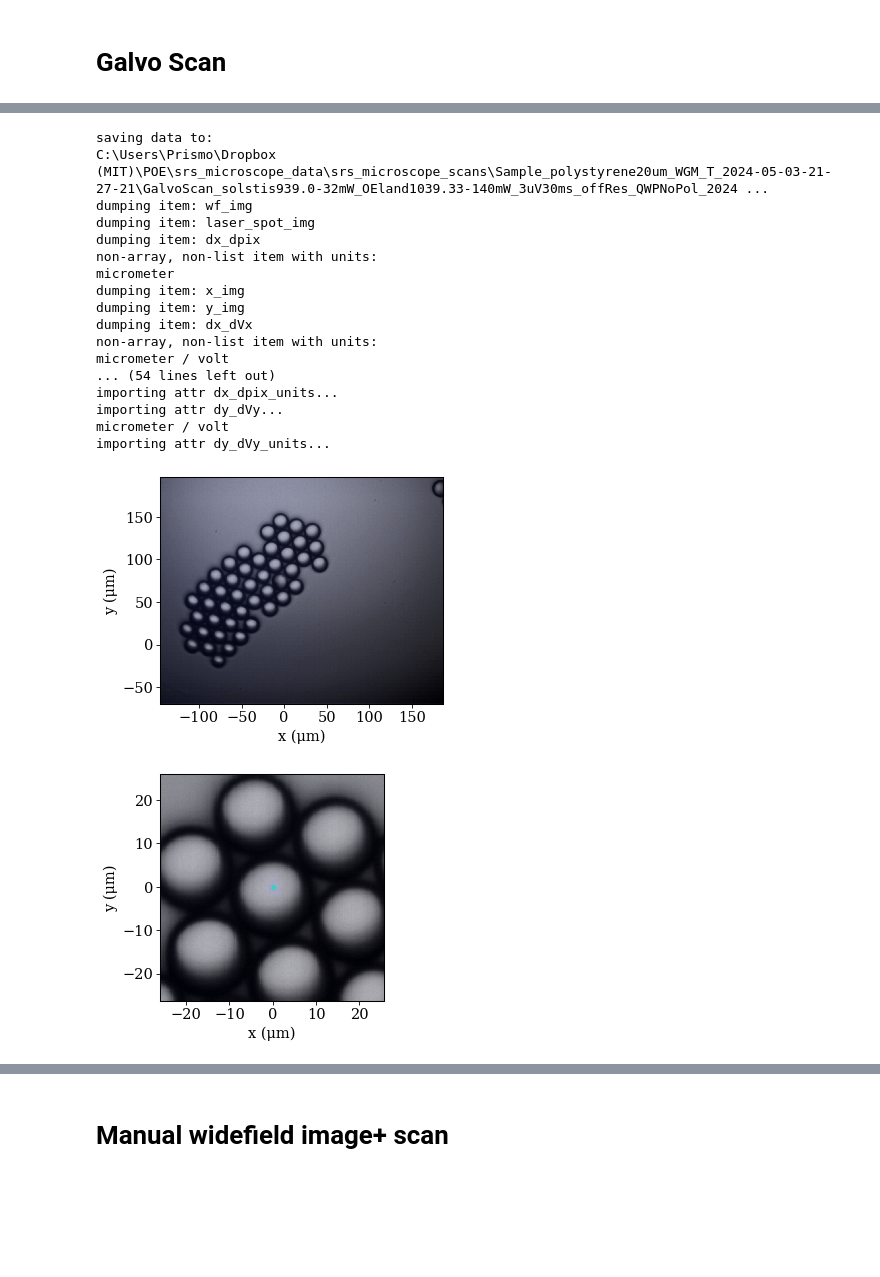
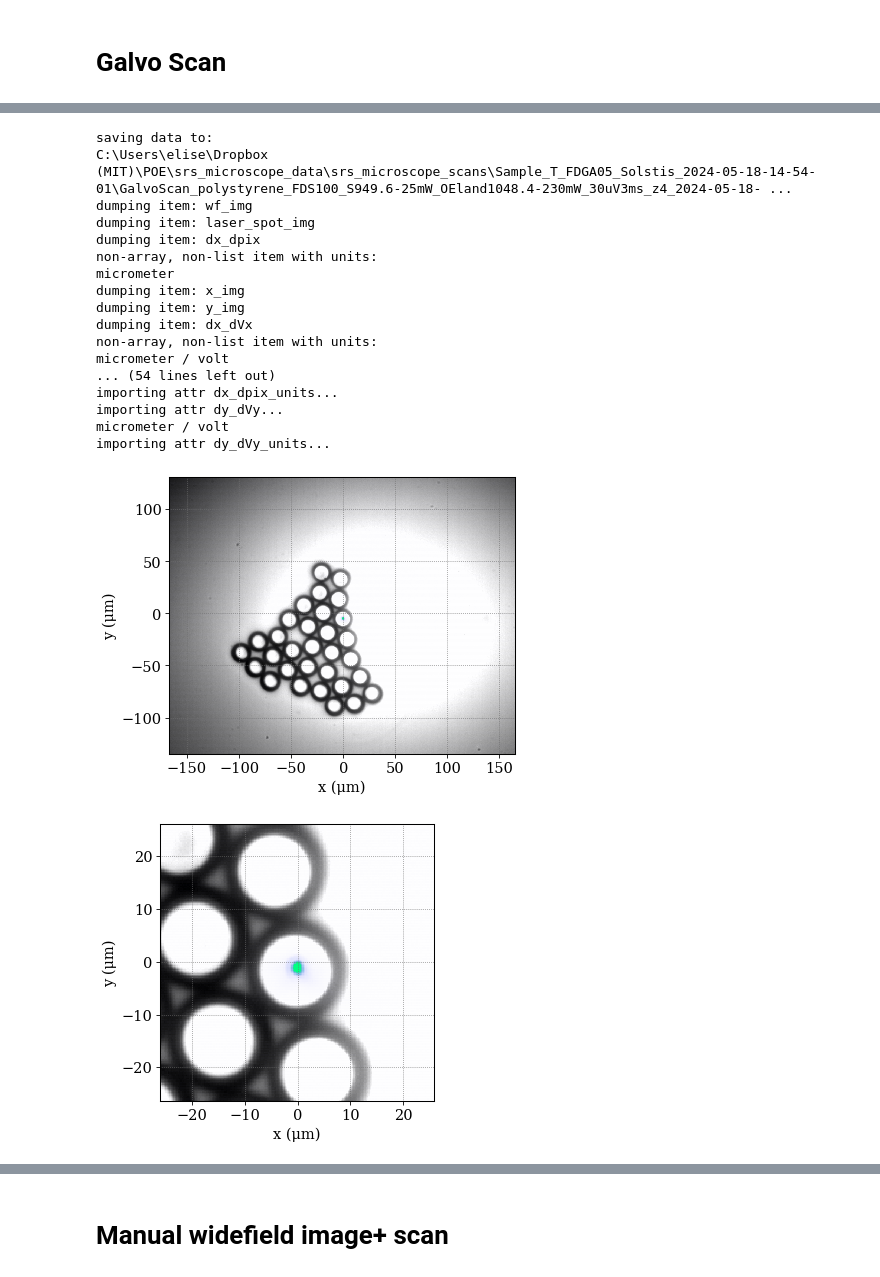
Before and after one commit to eauyehara/experiment_control, a Jupyter notebook: notebooks/srs_microscope.ipynb, the cells around one changed output, grey strips where cells are left out. Saved outputs shown, nothing was run; the diff lists cells and outputs as text; code cells hidden in the pictures; blank space fills up the shorter version.

```diff
--- a/notebooks/srs_microscope.ipynb
+++ b/notebooks/srs_microscope.ipynb
@@ -169,13 +182,13 @@ fig = plot_knife_scan(ds_spot)
 # %%
 # Configure scan and preview scan area
 # 3ms integration time
-filename = "solstis939.0-32mW_OEland1039.33-140mW_3uV30ms_offRes_QWPNoPol"
-sample_dir = "polystyrene20um_WGM_T"
+filename = "polystyrene_FDS100_S949.6-25mW_OEland1048.4-230mW_30uV3ms_z4"
+sample_dir = "T_FDGA05_Solstis"
 
-t_LIA = 30*u.ms
+t_LIA = 3*u.ms
 nx, ny      =   100   ,   100 #500          ,       500
 ΔVx, ΔVy    =   0.3*u.volt   ,   0.3*u.volt #1.0*u.volt    ,      1.0*u.volt # 0.8*u.volt
 fsamp       =   (1/(4*t_LIA)).to(u.Hz)#1000*u.Hz
 
-fig = preview_scan_area(nx, ny, ΔVx, ΔVy, fsamp=fsamp, exposure_time=80*u.ms)
+fig = preview_scan_area(nx, ny, ΔVx, ΔVy, fsamp=fsamp, exposure_time=6*u.ms)
 # %% [output]
@@ -190,23 +197,23 @@ scan time: 1200.00 second
 # %%
-ds0 = collect_wfscan(nx,ny,ΔVx,ΔVy,Vx0,Vy0,fsamp,wf_img,laser_spot_img,name=filename,sample_dir=sample_dir)
-fig = plot_scan_data(ds0, wf_cmap=cm.binary, laser_cmap=cm.Reds, srs_cmap=cm.inferno)
+ds0 = collect_wfscan(nx,ny,ΔVx,ΔVy,Vx0,Vy0,fsamp,name=filename,sample_dir=sample_dir)
+fig = plot_scan_data(ds0, wf_cmap=cm.gray, laser_cmap=cm.Reds, srs_cmap=cm.inferno)
 # %% [output]
 saving data to:
-C:\Users\Prismo\Dropbox (MIT)\POE\srs_microscope_data\srs_microscope_scans\Sample_polystyrene20um_WGM_T_2024-05-03-21-27-21\GalvoScan_solstis939.0-32mW_OEland1039.33-140mW_3uV30ms_offRes_QWPNoPol_2024 ...
+C:\Users\elise\Dropbox (MIT)\POE\srs_microscope_data\srs_microscope_scans\Sample_T_FDGA05_Solstis_2024-05-18-14-54-01\GalvoScan_polystyrene_FDS100_S949.6-25mW_OEland1048.4-230mW_30uV3ms_z4_2024-05-18- ...
 dumping item: wf_img
 dumping item: laser_spot_img
 dumping item: dx_dpix
 non-array, non-list item with units:
 micrometer
 dumping item: x_img
 dumping item: y_img
 dumping item: dx_dVx
 non-array, non-list item with units:
 micrometer / volt
 ... (54 lines left out)
 importing attr dx_dpix_units...
 importing attr dy_dVy...
 micrometer / volt
 importing attr dy_dVy_units...
-[figure, old version]
+[figure, new version]
-[figure, old version]
+[figure, new version]
```
Also changed, not shown: parts of 11 cells of this notebook, 2 other files.
